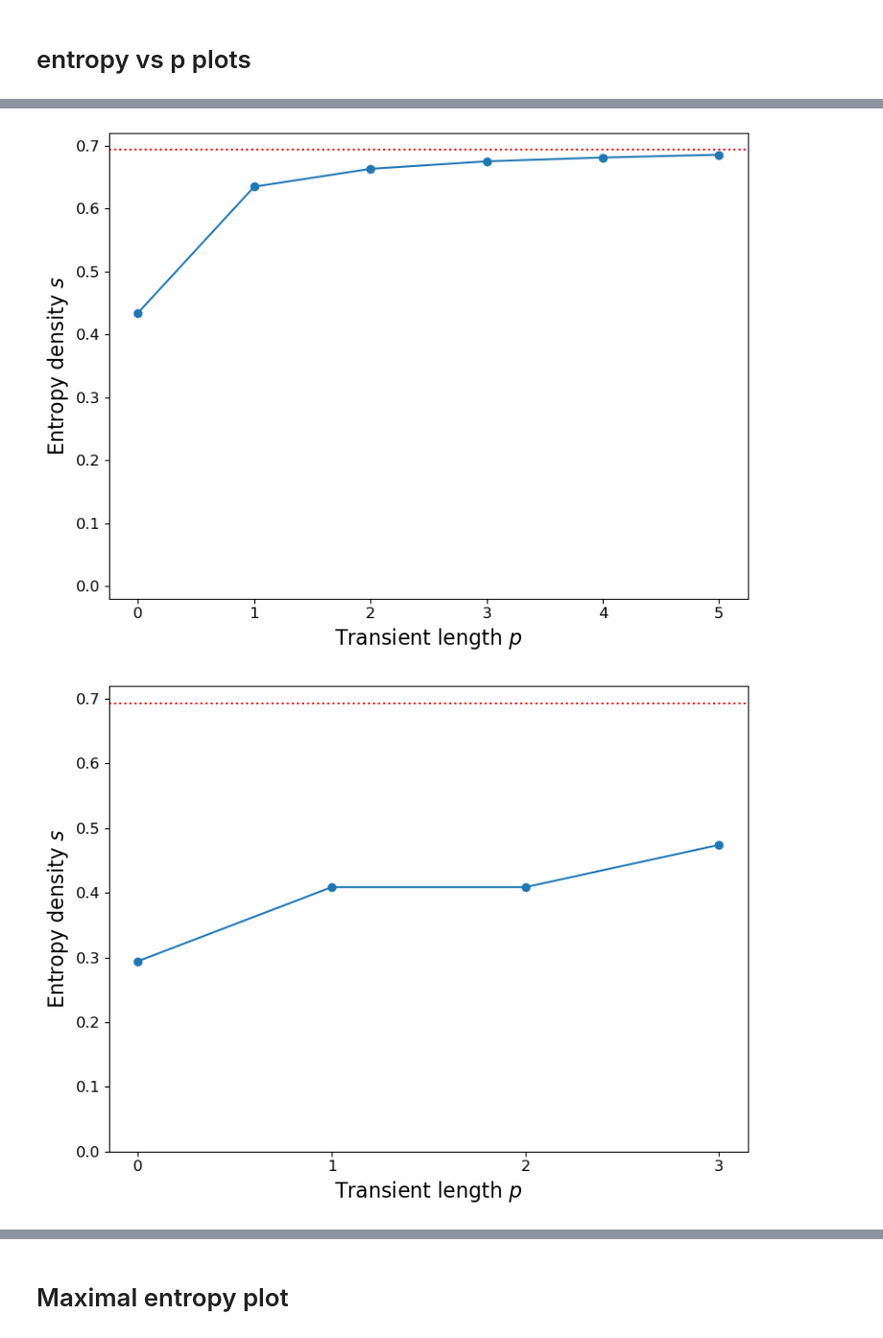
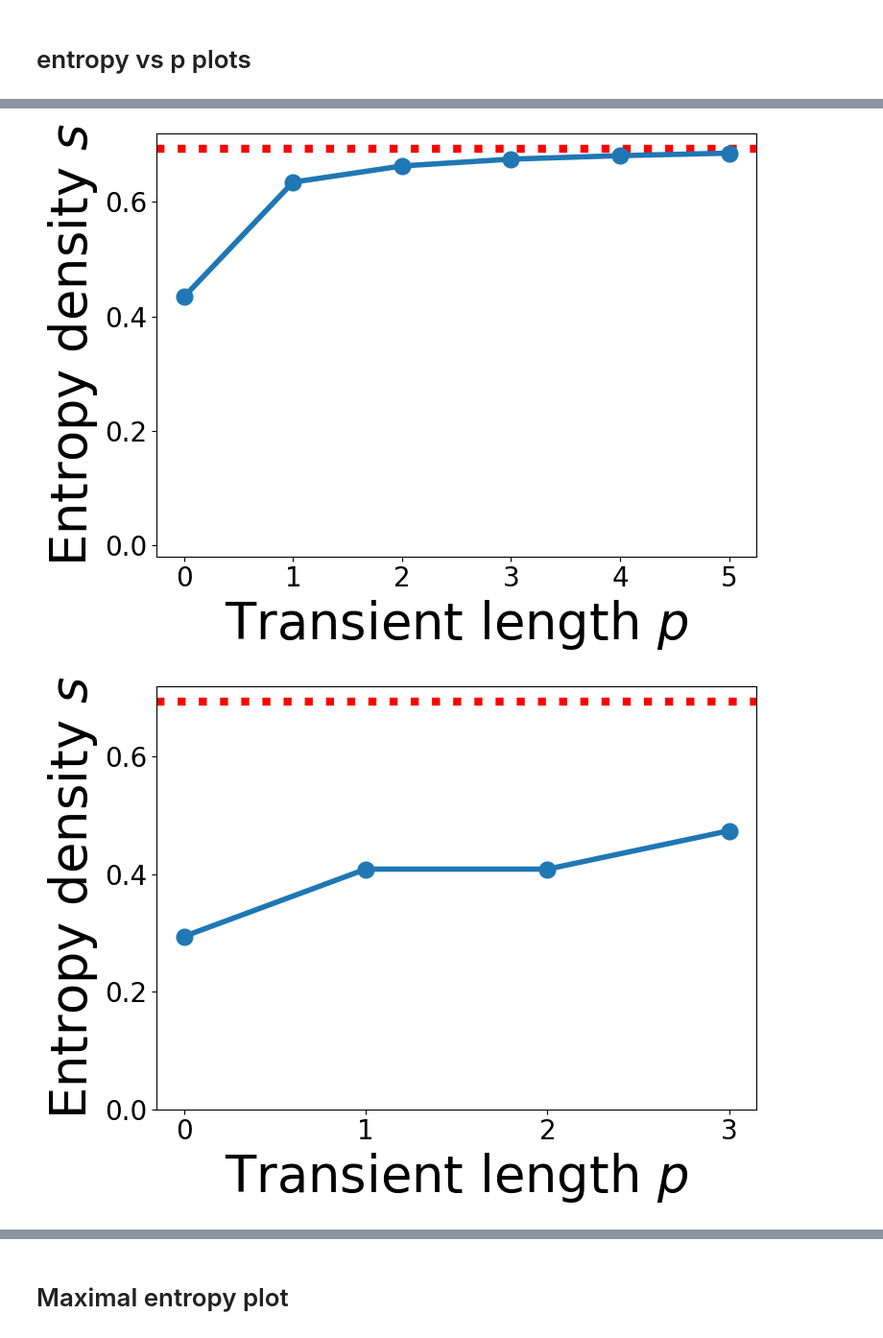
Before and after one commit to cedric-koller/counting_short_trajectories_ECA, a Jupyter notebook: plots.ipynb, the cells around one changed output, grey strips where cells are left out. Shown at 96% size. Saved outputs shown, nothing was run; the diff lists cells and outputs as text; code cells hidden in the pictures.

```diff
--- a/plots.ipynb
+++ b/plots.ipynb
@@ -62,19 +62,19 @@ max_p = 6
 c=2
 
 plt.figure(figsize=(8, 6))  # Make the figure a bit larger
-plt.rcParams.update({'font.size': 12})  # Increase font size
+plt.rcParams.update({'font.size': 20})  # Increase font size
 
 rule_df = table[table['Rule'] == rule]
 entropy = []
+plt.axhline(np.log(2), color='red', linestyle=':', label='log(2)', linewidth=6)
 for p in range(max_p):
     value = float(rule_df[f'p={p}, c={c}, left translation'].iloc[0])
     entropy.append(value)
-plt.plot(np.arange(max_p), entropy, marker='.', markersize=12)
+plt.plot(np.arange(max_p), entropy, marker='.', markersize=24, linewidth=4)
 
-plt.axhline(np.log(2), color='red', linestyle=':', label='log(2)')
 
-plt.xlabel(r'Transient length $p$', fontsize=16)
-plt.ylabel(r'Entropy density $s$', fontsize=16)
+plt.xlabel(r'Transient length $p$', fontsize=38)
+plt.ylabel(r'Entropy density $s$', fontsize=38)
 plt.xticks(np.arange(0, max_p, 1))  # ticks at 0,1,2,...max_p
 
 plt.ylim(-0.02, 0.72)
@@ -83,36 +83,36 @@ plt.tight_layout()
 plt.savefig('figures/rule_6_entropy_vs_p.pdf', dpi=300, bbox_inches='tight')
 plt.show();
 # %% [output]
-[figure, old version]
+[figure, new version]
 # %%
 # Class 2 rule 41
 rule=41
 max_p = 4
 c=4
 
 plt.figure(figsize=(8, 6))  # Make the figure a bit larger
-plt.rcParams.update({'font.size': 12})  # Increase font size
+plt.rcParams.update({'font.size': 20})  # Increase font size
 
 rule_df = table[table['Rule'] == rule]
 entropy = []
 for p in range(max_p):
     value = float(rule_df[f'p={p}, c={c}, right translation'].iloc[0])
     entropy.append(value)
-plt.plot(np.arange(max_p), entropy, marker='.', markersize=12)
+plt.plot(np.arange(max_p), entropy, marker='.', markersize=24, linewidth=4)
 
-plt.axhline(np.log(2), color='red', linestyle=':', label='log(2)')
+plt.axhline(np.log(2), color='red', linestyle=':', label='log(2)', linewidth=6)
 
-plt.xlabel(r'Transient length $p$', fontsize=16)
-plt.ylabel(r'Entropy density $s$', fontsize=16)
+plt.xlabel(r'Transient length $p$', fontsize=38)
+plt.ylabel(r'Entropy density $s$', fontsize=38)
 plt.xticks(np.arange(0, max_p, 1))  # ticks at 0,1,2,...max_p
 
 plt.ylim(-0.02, 0.72)  # Set y-axis limits to 0 and 1.1
 plt.ylim(0, 0.72)  # Set y-axis limits to 0 and 1.1
 plt.tight_layout()
 plt.savefig('figures/rule_41_entropy_vs_p.pdf', dpi=300, bbox_inches='tight')
 plt.show();
 # %% [output]
-[figure, old version]
+[figure, new version]
 # %%
 # Entropy as function of  for different neighborhoods, rule 146
 rule=146
```
Also changed, not shown: parts of 8 cells of this notebook, 9 other files.
